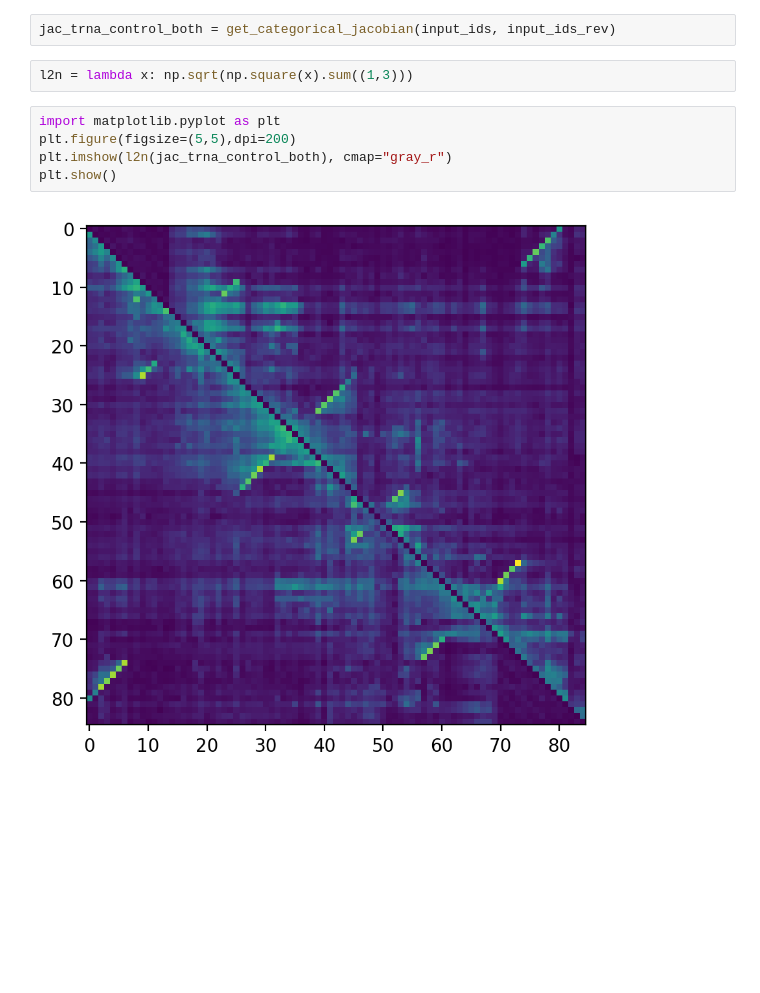
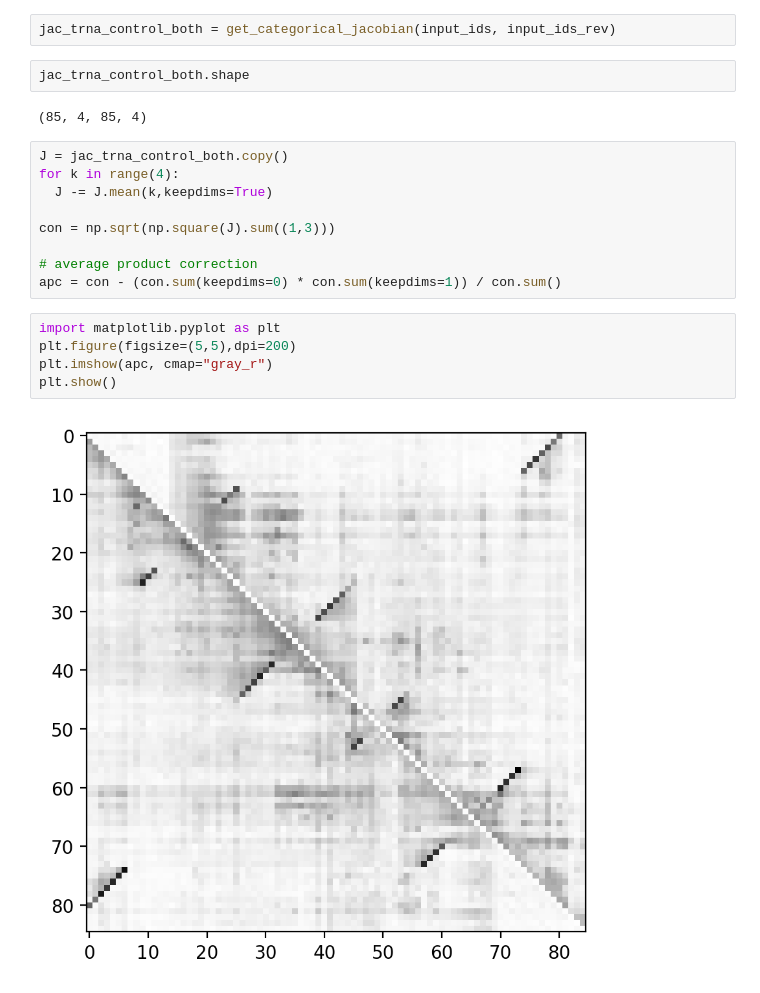
Before and after one commit to sokrypton/ColabBio, a Jupyter notebook: categorical_jacobian/evo_trna_example.ipynb, the cells around one changed output. Drawn from its saved outputs; the diff is of its cells as text; blank space fills up the shorter version.

```diff
--- a/categorical_jacobian/evo_trna_example.ipynb
+++ b/categorical_jacobian/evo_trna_example.ipynb
@@ -78,12 +89,23 @@ input_ids_rev = torch.tensor(
 ).to(DEVICE).unsqueeze(0)
 # %%
 jac_trna_control_both = get_categorical_jacobian(input_ids, input_ids_rev)
-# %%
-l2n = lambda x: np.sqrt(np.square(x).sum((1,3)))
+# %%
+jac_trna_control_both.shape
+# %% [output]
+(85, 4, 85, 4)
+# %%
+J = jac_trna_control_both.copy()
+for k in range(4):
+  J -= J.mean(k,keepdims=True)
+
+con = np.sqrt(np.square(J).sum((1,3)))
+
+# average product correction
+apc = con - (con.sum(keepdims=0) * con.sum(keepdims=1)) / con.sum()
 # %%
 import matplotlib.pyplot as plt
 plt.figure(figsize=(5,5),dpi=200)
-plt.imshow(l2n(jac_trna_control_both), cmap="gray_r")
+plt.imshow(apc, cmap="gray_r")
 plt.show()
 # %% [output]
-[figure, old version]
+[figure, new version]
```
Also changed, not shown: parts of 3 cells of this notebook.
